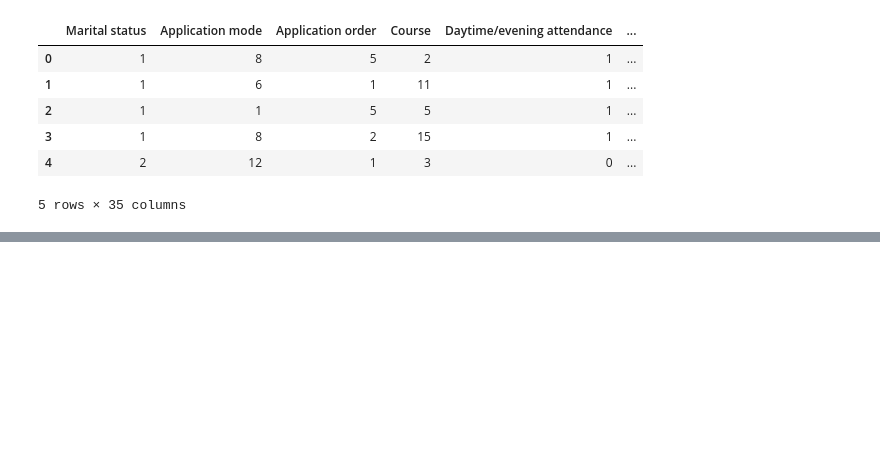
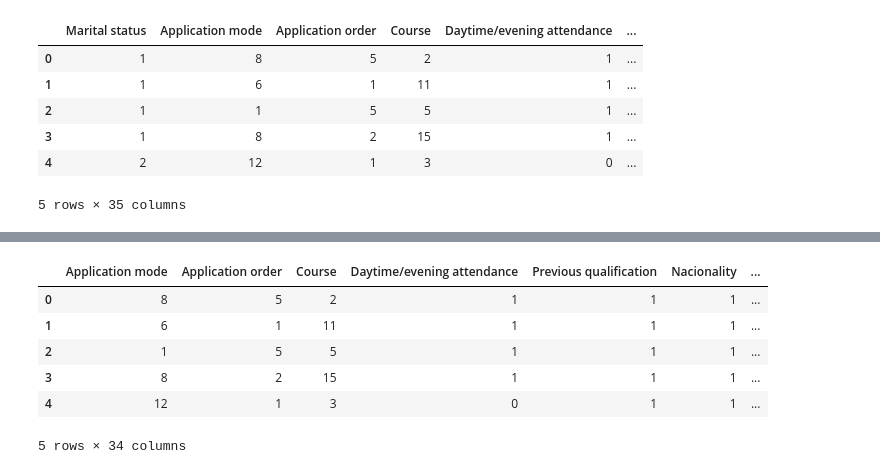
Before and after one commit to rageh-ai/student_success_analysis, a Jupyter notebook: exploration.ipynb, the cells around one changed output, grey strips where cells are left out. Cells and saved outputs as stored; diff of their text form; code cells hidden in the pictures; blank space fills up the shorter version.

```diff
--- a/exploration.ipynb
+++ b/exploration.ipynb
@@ -26,0 +55,12 @@ plt.show()
+# %%
+data = data.drop(columns=["Marital status"])
+# %%
+data.head()
+# %% [output]
+|  | Application mode | Application order | Course | Daytime/evening attendance | Previous qualification | Nacionality | ... |
+| 0 | 8 | 5 | 2 | 1 | 1 | 1 | ... |
+| 1 | 6 | 1 | 11 | 1 | 1 | 1 | ... |
+| 2 | 1 | 5 | 5 | 1 | 1 | 1 | ... |
+| 3 | 8 | 2 | 15 | 1 | 1 | 1 | ... |
+| 4 | 12 | 1 | 3 | 0 | 1 | 1 | ... |
+5 rows × 34 columns
```
Also changed, not shown: parts of 5 cells of this notebook.
